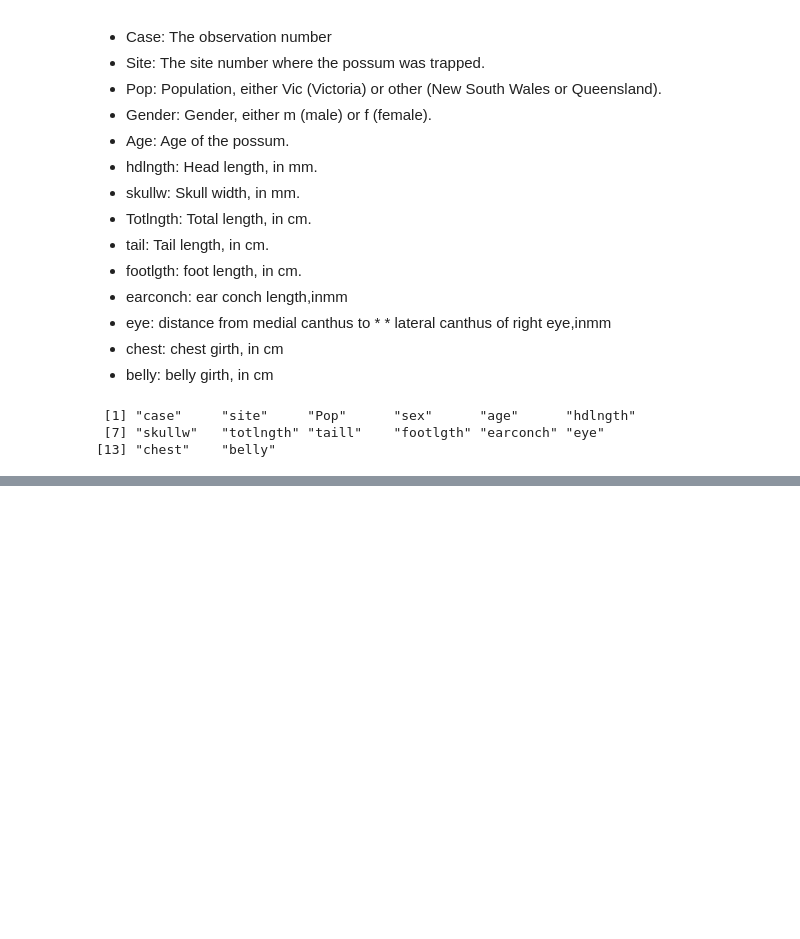
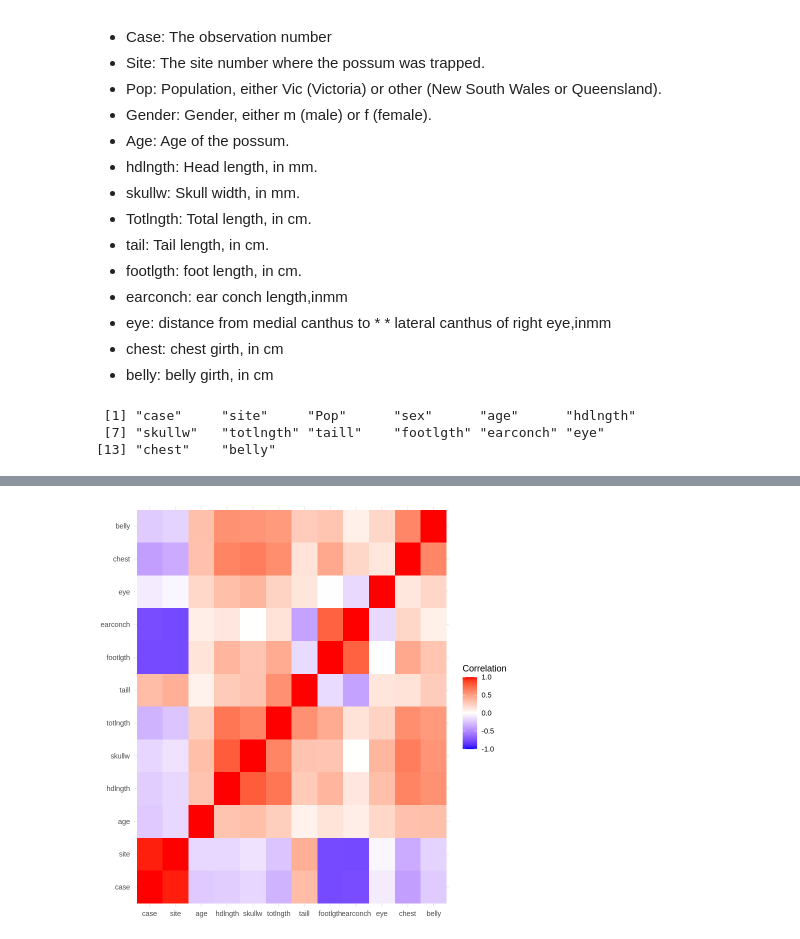
Before and after one commit to chisomruth/SAIL_FELLOWSHIP, a Jupyter notebook: Possum_regression task/Possum_cleaning.ipynb, the cells around one changed output, grey strips where cells are left out. Saved outputs shown, nothing was run; the diff lists cells and outputs as text; code cells hidden in the pictures; blank space fills up the shorter version.

```diff
--- a/Possum_regression task/Possum_cleaning.ipynb
+++ b/Possum_regression task/Possum_cleaning.ipynb
@@ -280,0 +359,12 @@ names(pos)
+# %%
+cleaned_possum_filtered <- pos %>% select(-c(Pop, sex))
+corr_matrix <- cor(cleaned_possum_filtered)
+library(ggplot2)
+ggplot(data = melt(corr_matrix), aes(x = Var1, y = Var2, fill = value)) +
+  geom_tile() +
+  # geom_text(aes(Var2, Var1, label = value), size = 3) +
+  scale_fill_gradient2(low = "blue", high = "red", limit = c(-1, 1), name = "Correlation") +
+  theme_minimal() +
+  theme(axis.title.x = element_blank(), axis.title.y = element_blank())
+# %% [output]
+[figure, added]
```
Also changed, not shown: parts of 35 cells of this notebook.
